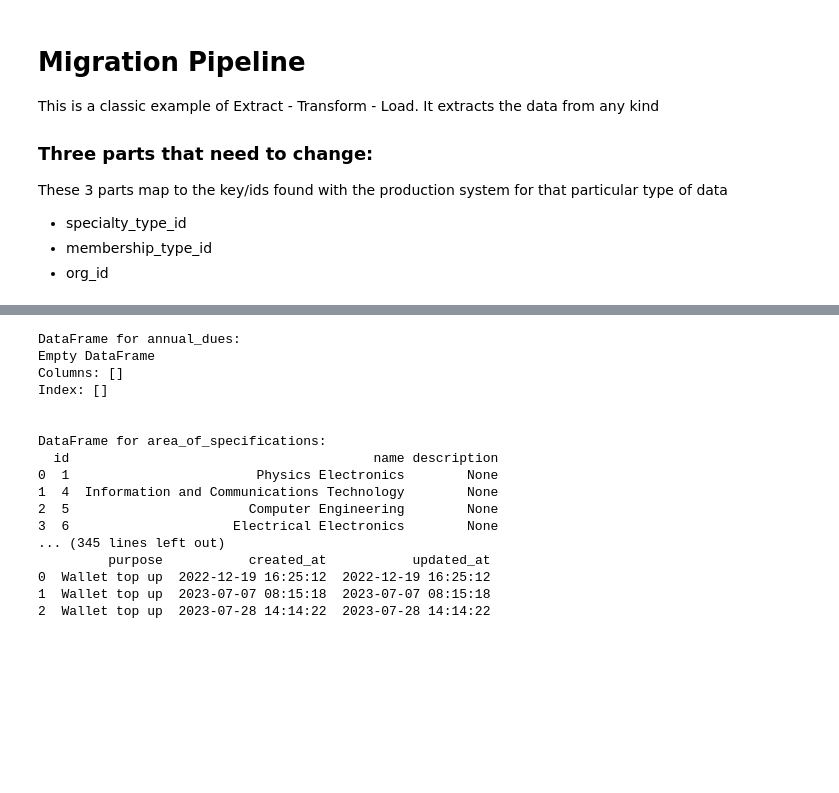
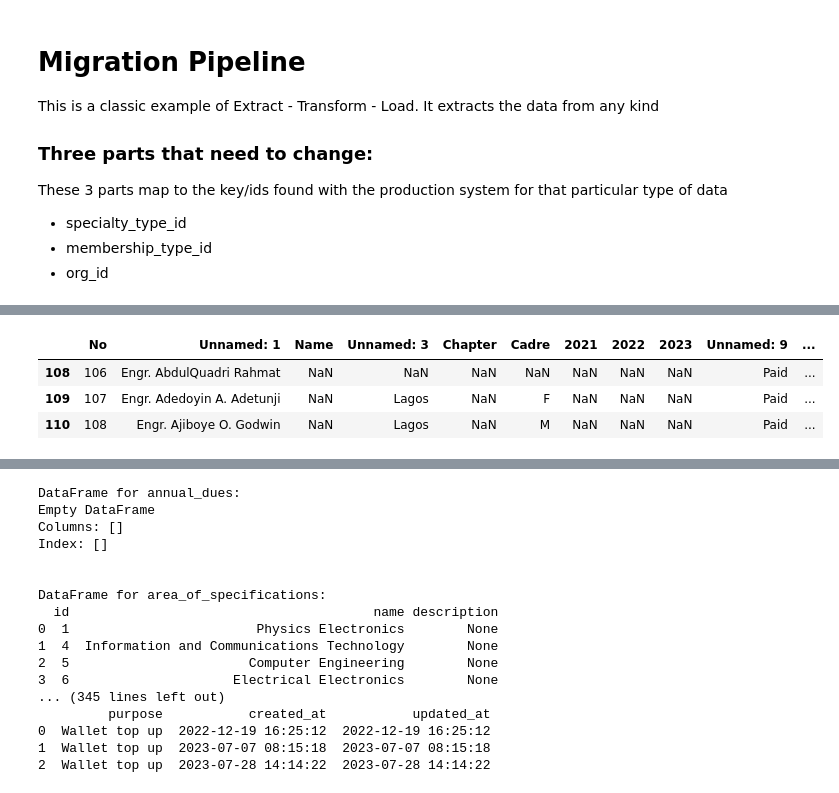
Before and after one commit to KingNonso/simple-data-migration-project, a Jupyter notebook: Data Migration Project.ipynb, the cells around one changed output, grey strips where cells are left out. Saved outputs shown, nothing was run; the diff lists cells and outputs as text; code cells hidden in the pictures; blank space fills up the shorter version.

```diff
--- a/Data Migration Project.ipynb
+++ b/Data Migration Project.ipynb
@@ -15 +59,9 @@ from datetime import datetime
+# %%
+df = df.drop(df.index[111:117])
+df.tail(3)
+# %% [output]
+|  | No | Unnamed: 1 | Name | Unnamed: 3 | Chapter | Cadre | 2021 | 2022 | 2023 | Unnamed: 9 | ... |
+| 108 | 106 | Engr. AbdulQuadri Rahmat | NaN | NaN | NaN | NaN | NaN | NaN | NaN | Paid | ... |
+| 109 | 107 | Engr. Adedoyin A. Adetunji | NaN | Lagos | NaN | F | NaN | NaN | NaN | Paid | ... |
+| 110 | 108 | Engr. Ajiboye O. Godwin | NaN | Lagos | NaN | M | NaN | NaN | NaN | Paid | ... |
 # %%
```
Also changed, not shown: parts of 6 cells of this notebook, 3 other files.
